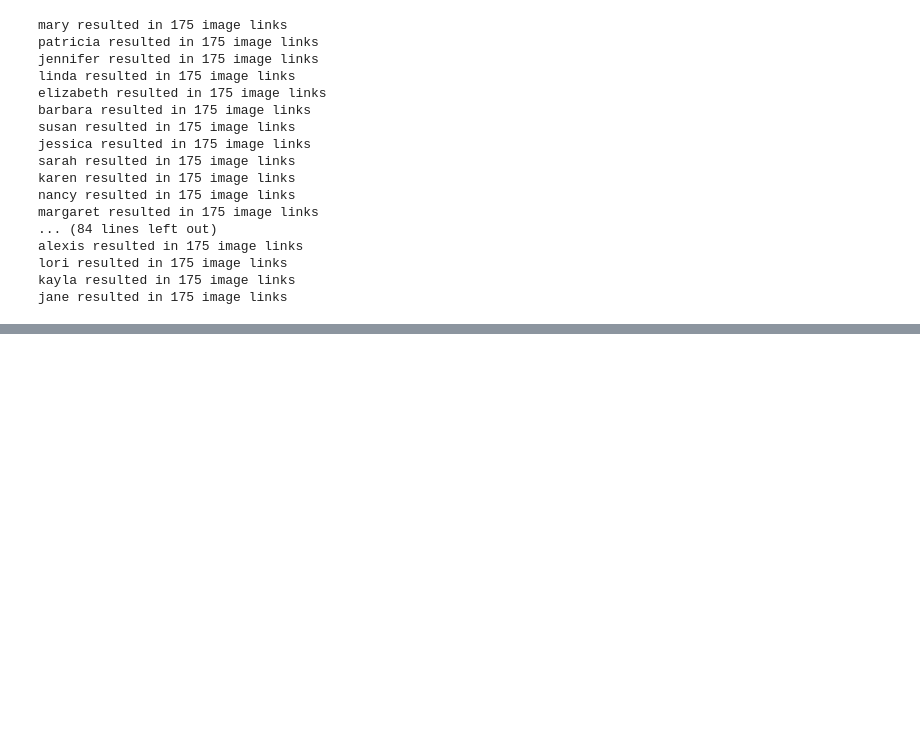
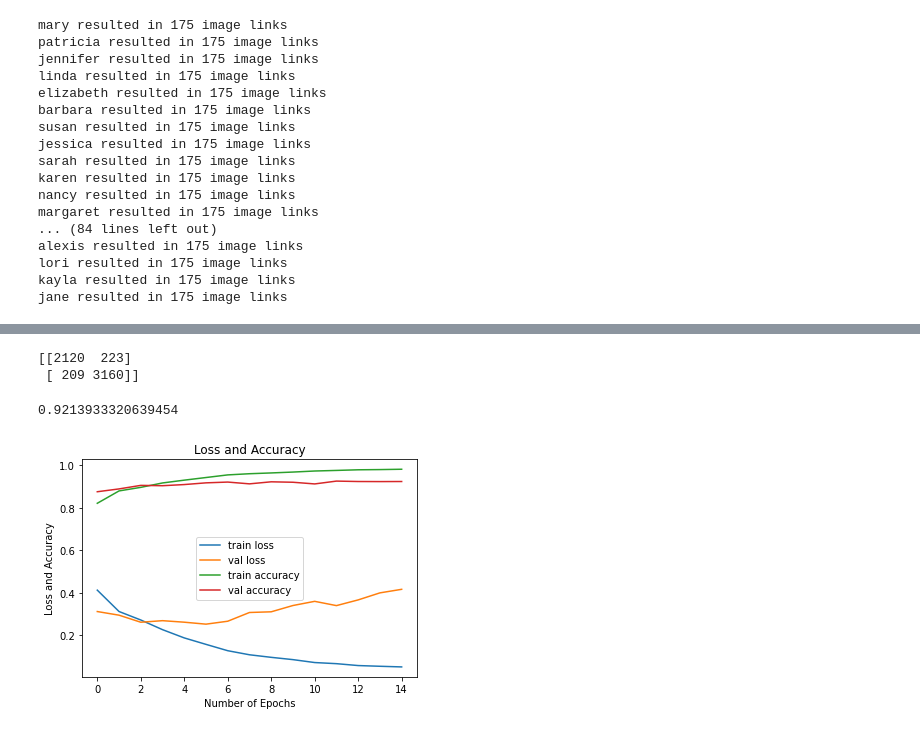
Before and after one commit to BenGriffith/data-science, a Jupyter notebook: capstone/final/generative-adversarial-network.ipynb, the cells around one changed output, grey strips where cells are left out. Saved outputs shown, nothing was run; the diff lists cells and outputs as text; code cells hidden in the pictures; blank space fills up the shorter version.

Commit message:
Updated trained CNN model and saved CNN model

```diff
--- a/capstone/final/generative-adversarial-network.ipynb
+++ b/capstone/final/generative-adversarial-network.ipynb
@@ -308,6 +334,6 @@ There were 0 files skipped due to Resize Error
 # %%
 # List for image data
-image_data = []
+#image_data = []
 
 # List to store detected face
 data = []
@@ -386,17 +399,14 @@ def model(width, height, depth, classes):
 # %%
-epochs = 10
-batch_size = 192
-image_dimensions = (96, 96, 3)
+epochs = 15
+batch_size = 32
+image_dimensions = (64, 64, 3)
 # %%
-gender_model = model(image_dimensions[1], image_dimensions[0], image_dimensions[2], 1)
+gender_model = model(image_dimensions[0], image_dimensions[1], image_dimensions[2], 1)
 # %%
 gender_model.compile(loss='binary_crossentropy', optimizer=Adam(), metrics=['accuracy'])
 # %%
-H = gender_model.fit(X_train, y_train, batch_size=batch_size,
-                     validation_data=(X_test, y_test),
-                     epochs=epochs,
-                     verbose=1)
-score = gender_model.evaluate(X_test, y_test, verbose=0)
-print('Test loss:', score[0])
-print('Test accuracy:', score[1])
+gender = gender_model.fit(X_train, y_train, batch_size=batch_size,
+                          validation_data=(X_test, y_test),
+                          epochs=epochs,
+                          verbose=1)
 # %% [output]
@@ -408,3 +475,29 @@ Epoch 1/10
+# %%
+# CNN confusion matrix
+print(confusion_matrix(y_test, predictions))
+# %% [output]
+[[2120  223]
+ [ 209 3160]]
+# %%
+# CNN area under the curve
+print(roc_auc_score(y_test, predictions))
+# %% [output]
+0.9213933320639454
+# %%
+# Plot loss and accuracy
+epoch_range = np.arange(0, epochs)
+plt.figure()
+plt.plot(epoch_range, gender.history['loss'], label='train loss')
+plt.plot(epoch_range, gender.history['val_loss'], label='val loss')
+plt.plot(epoch_range, gender.history['accuracy'], label='train accuracy')
+plt.plot(epoch_range, gender.history['val_accuracy'], label='val accuracy')
+plt.title('Loss and Accuracy')
+plt.xlabel('Number of Epochs')
+plt.ylabel('Loss and Accuracy')
+plt.legend()
+plt.show()
+# %% [output]
+[figure, added]
 # %%
 # Train neural network to recognize whether male or female
 
```
Also changed, not shown: parts of 26 cells of this notebook.
